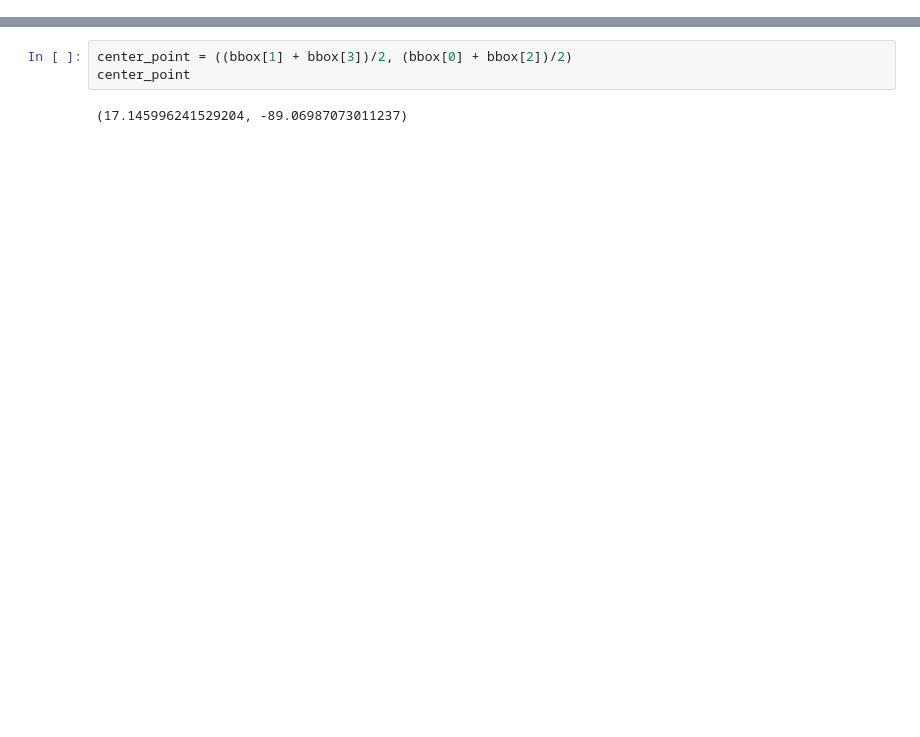
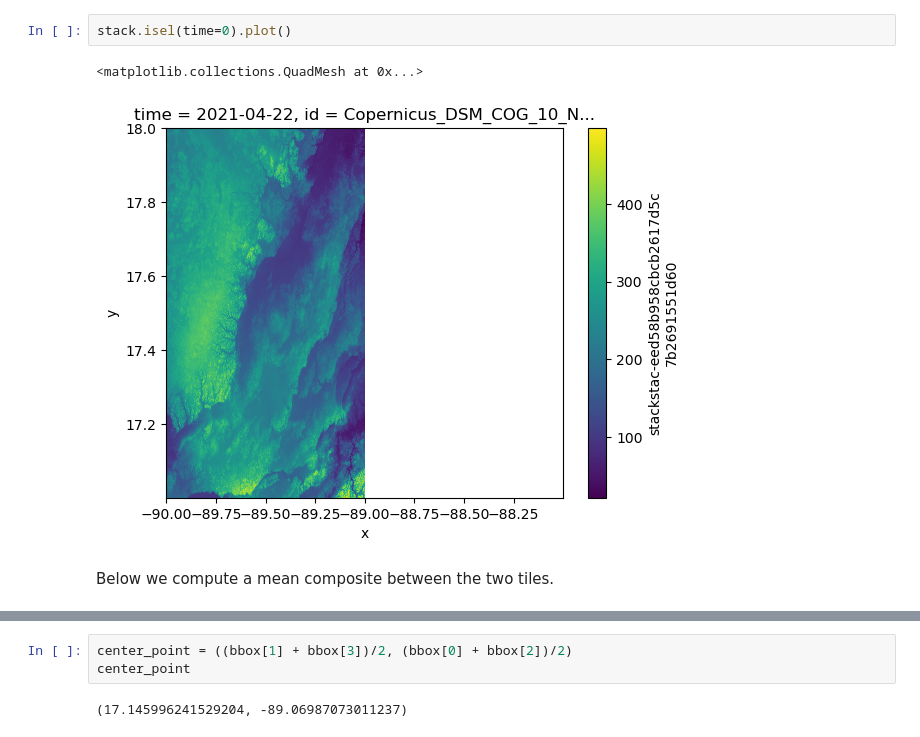
Before and after one commit to developmentseed/amazon-asdi, a Jupyter notebook: examples/cop-dem-glo-30/cop-dem-glo-30-stac-access.ipynb, the cells around one changed output, grey strips where cells are left out. Saved outputs shown, nothing was run; the diff lists cells and outputs as text; blank space fills up the shorter version.

```diff
--- a/examples/cop-dem-glo-30/cop-dem-glo-30-stac-access.ipynb
+++ b/examples/cop-dem-glo-30/cop-dem-glo-30-stac-access.ipynb
@@ -34,0 +122,7 @@ stack.plot()
+# %%
+stack.isel(time=0).plot()
+# %% [output]
+<matplotlib.collections.QuadMesh at 0x...>
+[figure, added]
+# %% [markdown]
+Below we compute a mean composite between the two tiles.
```
Also changed, not shown: parts of 24 cells of this notebook.
